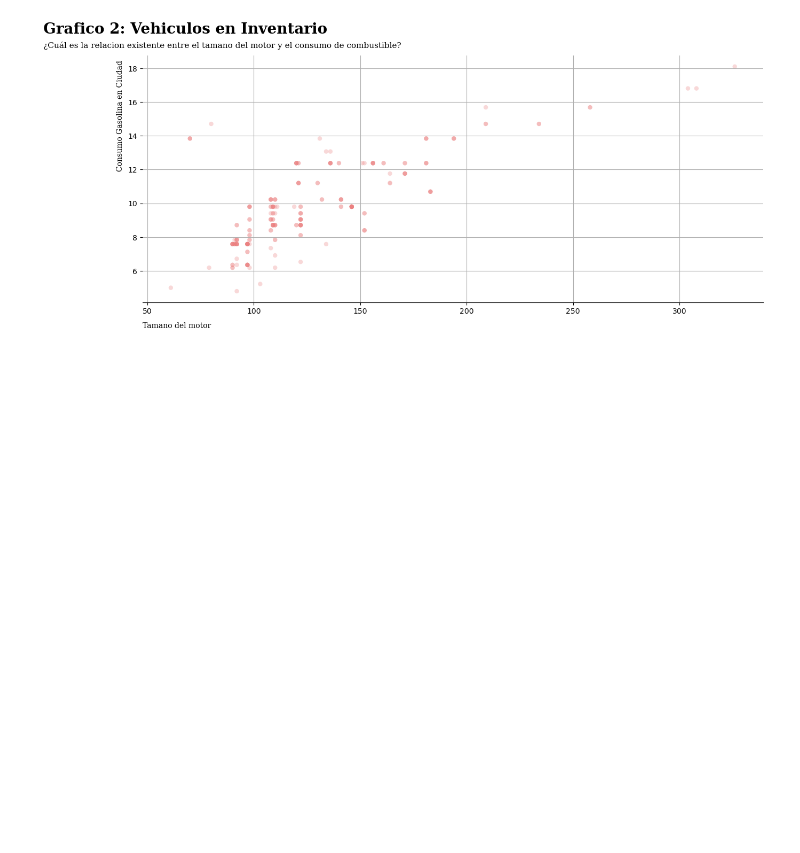
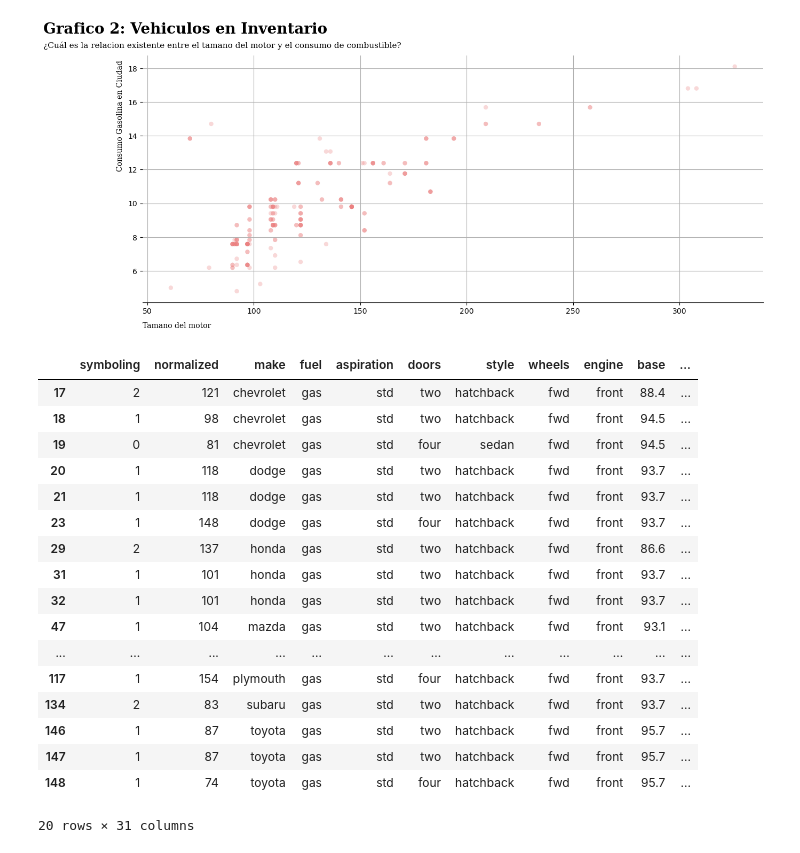
Before and after one commit to jeanzamora/Portafolio-de-evidencias-An-lisis-de-Datos-, a Jupyter notebook: Semana#3.ipynb, the cells around one changed output. Cells and saved outputs as stored; diff of their text form; code cells hidden in the pictures; blank space fills up the shorter version.

```diff
--- a/Semana#3.ipynb
+++ b/Semana#3.ipynb
@@ -718,3 +718,25 @@ plt.subplots_adjust(top=0.78)
 plt.show()
 # %% [output]
 [figure]
+# %%
+fabricante = dfAutos[dfAutos['price'] <= 6575]
+fabricante
+# %% [output]
+|  | symboling | normalized | make | fuel | aspiration | doors | style | wheels | engine | base | ... |
+| 17 | 2 | 121 | chevrolet | gas | std | two | hatchback | fwd | front | 88.4 | ... |
+| 18 | 1 | 98 | chevrolet | gas | std | two | hatchback | fwd | front | 94.5 | ... |
+| 19 | 0 | 81 | chevrolet | gas | std | four | sedan | fwd | front | 94.5 | ... |
+| 20 | 1 | 118 | dodge | gas | std | two | hatchback | fwd | front | 93.7 | ... |
+| 21 | 1 | 118 | dodge | gas | std | two | hatchback | fwd | front | 93.7 | ... |
+| 23 | 1 | 148 | dodge | gas | std | four | hatchback | fwd | front | 93.7 | ... |
+| 29 | 2 | 137 | honda | gas | std | two | hatchback | fwd | front | 86.6 | ... |
+| 31 | 1 | 101 | honda | gas | std | two | hatchback | fwd | front | 93.7 | ... |
+| 32 | 1 | 101 | honda | gas | std | two | hatchback | fwd | front | 93.7 | ... |
+| 47 | 1 | 104 | mazda | gas | std | two | hatchback | fwd | front | 93.1 | ... |
+| ... | ... | ... | ... | ... | ... | ... | ... | ... | ... | ... | ... |
+| 117 | 1 | 154 | plymouth | gas | std | four | hatchback | fwd | front | 93.7 | ... |
+| 134 | 2 | 83 | subaru | gas | std | two | hatchback | fwd | front | 93.7 | ... |
+| 146 | 1 | 87 | toyota | gas | std | two | hatchback | fwd | front | 95.7 | ... |
+| 147 | 1 | 87 | toyota | gas | std | two | hatchback | fwd | front | 95.7 | ... |
+| 148 | 1 | 74 | toyota | gas | std | four | hatchback | fwd | front | 95.7 | ... |
+20 rows × 31 columns
```
